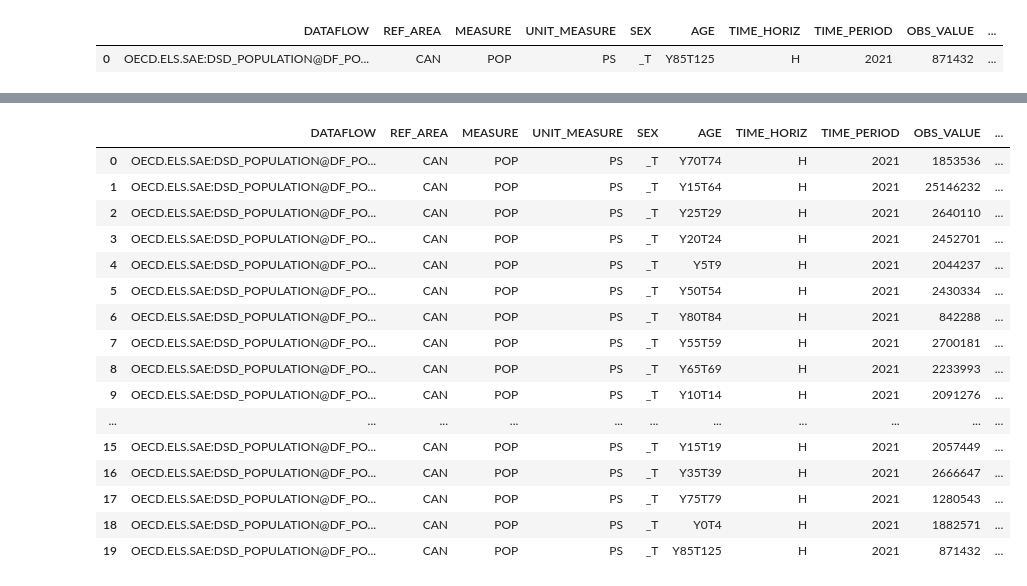
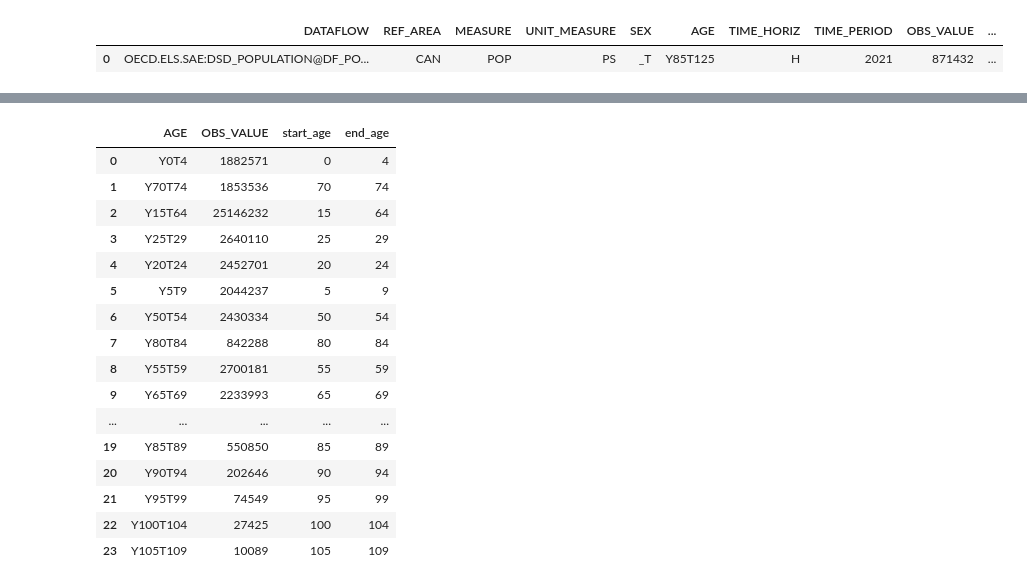
Before and after one commit to amovfx/01, a Jupyter notebook: Population.ipynb, the cells around one changed output, grey strips where cells are left out. Saved outputs shown, nothing was run; the diff lists cells and outputs as text; code cells hidden in the pictures.

```diff
--- a/Population.ipynb
+++ b/Population.ipynb
@@ -57,0 +70,8 @@ oldies
+# %%
+from scipy.stats import expon
+
+rv = expon(loc=0, scale=5)
+x = np.linspace(0, 25, 100)
+pdf = rv.pdf(x)
+plt.plot(x, pdf)
+plt.show()
@@ -58,4 +80,11 @@ oldies
+# %%
+def interval(start):
+    return f'Y{85+start}T{85+start+4}', int((rv.cdf(start + 5) - rv.cdf(start)) * oldies['OBS_VALUE'].sum())
+
+vals = [interval(i)  for i in range(0,25,5)]
+df_extrapolated_geriatrics = pd.DataFrame(vals, columns=['AGE', 'OBS_VALUE'])
 # %%
-cleaned_ages = pd.concat([age_df, babies, oldies], ignore_index=True).reset_index(drop=True)
-cleaned_ages
+cleaned_ages = pd.concat([babies, age_df, df_extrapolated_geriatrics], ignore_index=True).reset_index(drop=True)
+df_ages = pd.concat([cleaned_ages['AGE'], cleaned_ages['OBS_VALUE']], axis=1)
+df_ages
 # %% [output]
@@ -79,23 +108,23 @@ cleaned_ages
 # %%
-cleaned_ages['start_age'] = cleaned_ages['AGE'].str.extract('Y(\d+)T', expand=False).astype(int)
-cleaned_ages['end_age'] = cleaned_ages['AGE'].str.extract('T(\d+)', expand=False).astype(int)
+df_ages['start_age'] = df_ages['AGE'].str.extract('Y(\d+)T', expand=False).astype(int)
+df_ages['end_age'] = df_ages['AGE'].str.extract('T(\d+)', expand=False).astype(int)
 
-cleaned_ages
+df_ages
 # %% [output]
-|  | DATAFLOW | REF_AREA | MEASURE | UNIT_MEASURE | SEX | AGE | TIME_HORIZ | TIME_PERIOD | OBS_VALUE | ... |
-| 0 | OECD.ELS.SAE:DSD_POPULATION@DF_PO... | CAN | POP | PS | _T | Y70T74 | H | 2021 | 1853536 | ... |
-| 1 | OECD.ELS.SAE:DSD_POPULATION@DF_PO... | CAN | POP | PS | _T | Y15T64 | H | 2021 | 25146232 | ... |
-| 2 | OECD.ELS.SAE:DSD_POPULATION@DF_PO... | CAN | POP | PS | _T | Y25T29 | H | 2021 | 2640110 | ... |
-| 3 | OECD.ELS.SAE:DSD_POPULATION@DF_PO... | CAN | POP | PS | _T | Y20T24 | H | 2021 | 2452701 | ... |
-| 4 | OECD.ELS.SAE:DSD_POPULATION@DF_PO... | CAN | POP | PS | _T | Y5T9 | H | 2021 | 2044237 | ... |
-| 5 | OECD.ELS.SAE:DSD_POPULATION@DF_PO... | CAN | POP | PS | _T | Y50T54 | H | 2021 | 2430334 | ... |
-| 6 | OECD.ELS.SAE:DSD_POPULATION@DF_PO... | CAN | POP | PS | _T | Y80T84 | H | 2021 | 842288 | ... |
-| 7 | OECD.ELS.SAE:DSD_POPULATION@DF_PO... | CAN | POP | PS | _T | Y55T59 | H | 2021 | 2700181 | ... |
-| 8 | OECD.ELS.SAE:DSD_POPULATION@DF_PO... | CAN | POP | PS | _T | Y65T69 | H | 2021 | 2233993 | ... |
-| 9 | OECD.ELS.SAE:DSD_POPULATION@DF_PO... | CAN | POP | PS | _T | Y10T14 | H | 2021 | 2091276 | ... |
-| ... | ... | ... | ... | ... | ... | ... | ... | ... | ... | ... |
-| 15 | OECD.ELS.SAE:DSD_POPULATION@DF_PO... | CAN | POP | PS | _T | Y15T19 | H | 2021 | 2057449 | ... |
-| 16 | OECD.ELS.SAE:DSD_POPULATION@DF_PO... | CAN | POP | PS | _T | Y35T39 | H | 2021 | 2666647 | ... |
-| 17 | OECD.ELS.SAE:DSD_POPULATION@DF_PO... | CAN | POP | PS | _T | Y75T79 | H | 2021 | 1280543 | ... |
-| 18 | OECD.ELS.SAE:DSD_POPULATION@DF_PO... | CAN | POP | PS | _T | Y0T4 | H | 2021 | 1882571 | ... |
-| 19 | OECD.ELS.SAE:DSD_POPULATION@DF_PO... | CAN | POP | PS | _T | Y85T125 | H | 2021 | 871432 | ... |
+|  | AGE | OBS_VALUE | start_age | end_age |
+| 0 | Y0T4 | 1882571 | 0 | 4 |
+| 1 | Y70T74 | 1853536 | 70 | 74 |
+| 2 | Y15T64 | 25146232 | 15 | 64 |
+| 3 | Y25T29 | 2640110 | 25 | 29 |
+| 4 | Y20T24 | 2452701 | 20 | 24 |
+| 5 | Y5T9 | 2044237 | 5 | 9 |
+| 6 | Y50T54 | 2430334 | 50 | 54 |
+| 7 | Y80T84 | 842288 | 80 | 84 |
+| 8 | Y55T59 | 2700181 | 55 | 59 |
+| 9 | Y65T69 | 2233993 | 65 | 69 |
+| ... | ... | ... | ... | ... |
+| 19 | Y85T89 | 550850 | 85 | 89 |
+| 20 | Y90T94 | 202646 | 90 | 94 |
+| 21 | Y95T99 | 74549 | 95 | 99 |
+| 22 | Y100T104 | 27425 | 100 | 104 |
+| 23 | Y105T109 | 10089 | 105 | 109 |
```
Also changed, not shown: parts of 17 cells of this notebook, 1 other file.
